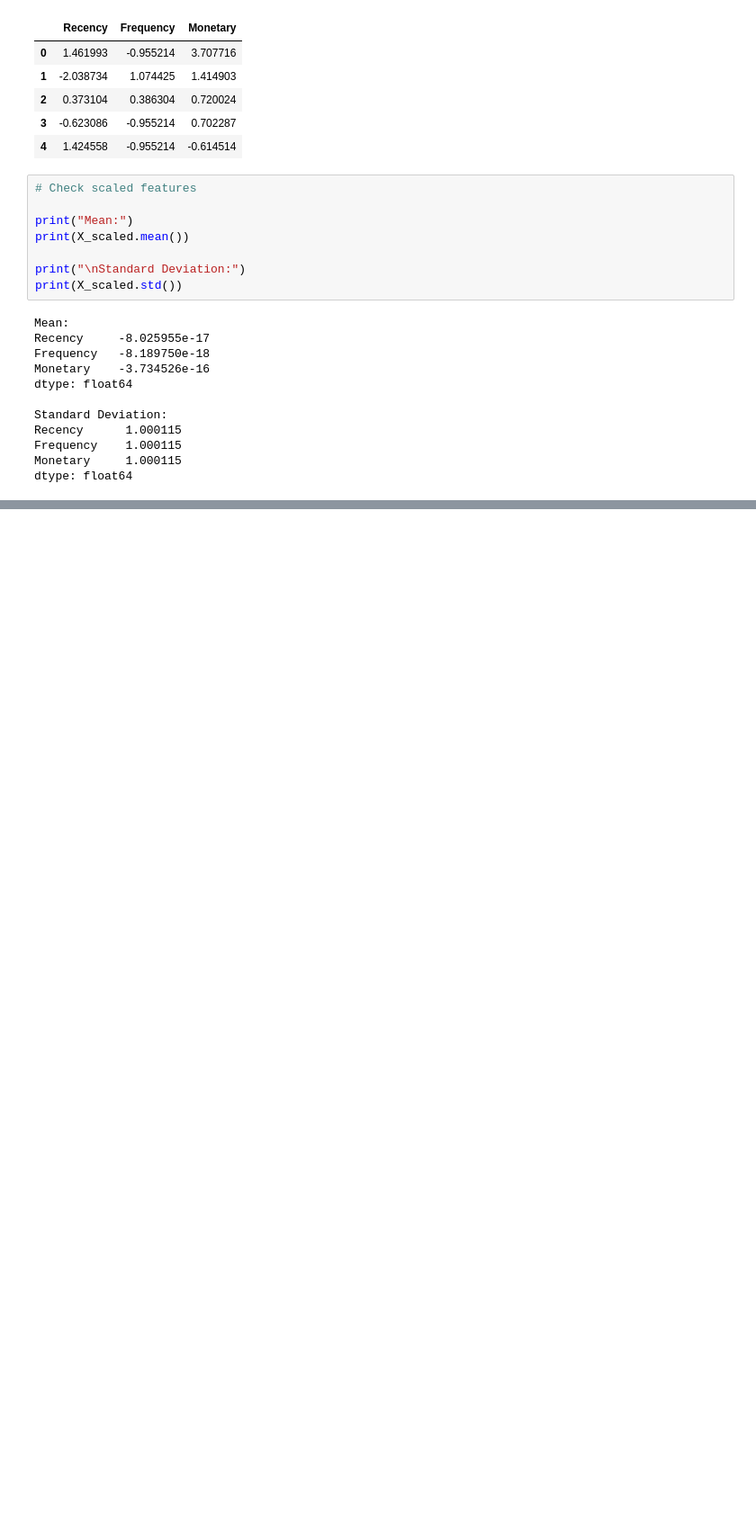
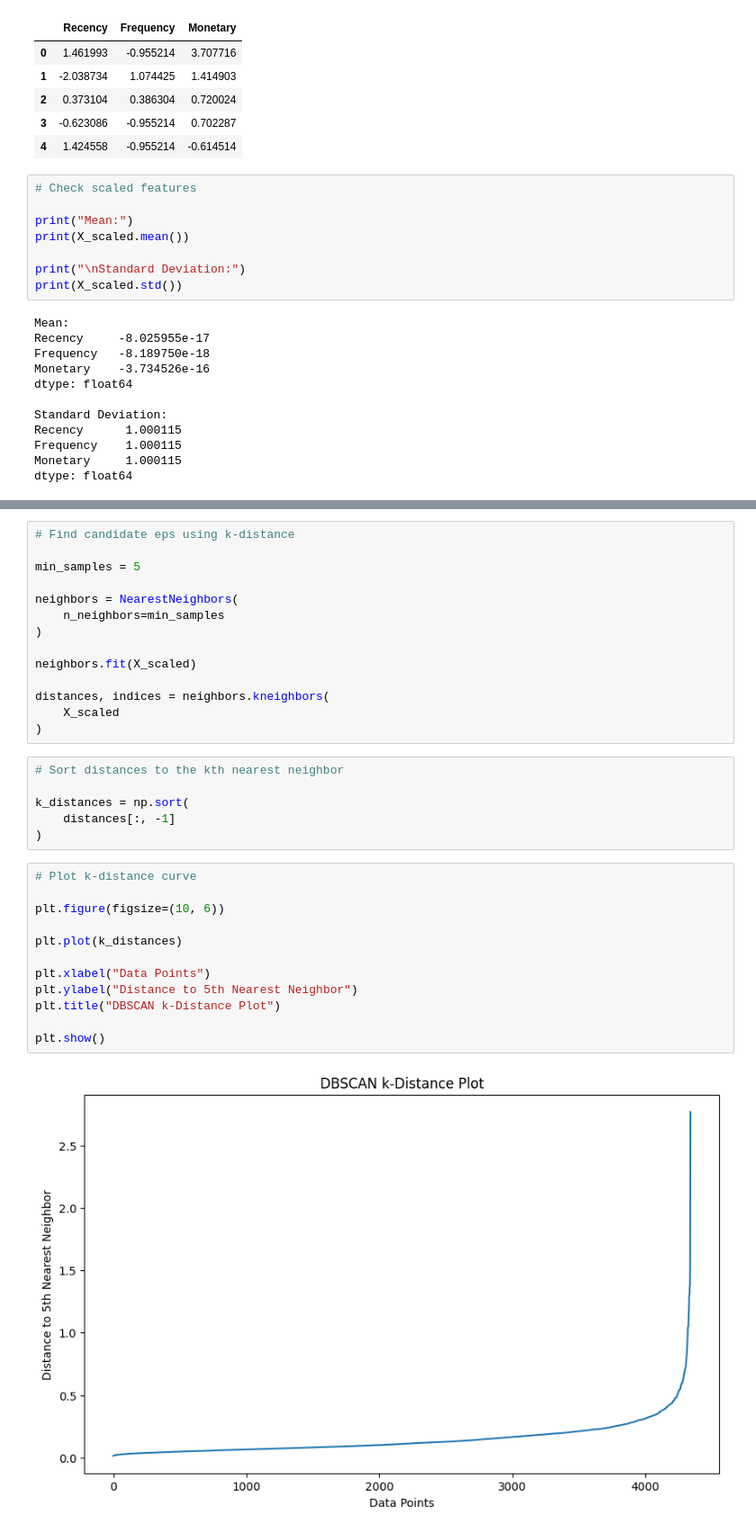
Before and after one commit to greeshavaishnavi09/E-Commerce_Customer_Segmentation, a Jupyter notebook: research/dbscan.ipynb, the cells around one changed output, grey strips where cells are left out. Shown at 90% size. Saved outputs shown, nothing was run; the diff lists cells and outputs as text; blank space fills up the shorter version.

Commit message:
Dbscan baseline model implemented

```diff
--- a/research/dbscan.ipynb
+++ b/research/dbscan.ipynb
@@ -140,0 +280,34 @@ dtype: float64
+# %%
+# Find candidate eps using k-distance
+
+min_samples = 5
+
+neighbors = NearestNeighbors(
+    n_neighbors=min_samples
+)
+
+neighbors.fit(X_scaled)
+
+distances, indices = neighbors.kneighbors(
+    X_scaled
+)
+# %%
+# Sort distances to the kth nearest neighbor
+
+k_distances = np.sort(
+    distances[:, -1]
+)
+# %%
+# Plot k-distance curve
+
+plt.figure(figsize=(10, 6))
+
+plt.plot(k_distances)
+
+plt.xlabel("Data Points")
+plt.ylabel("Distance to 5th Nearest Neighbor")
+plt.title("DBSCAN k-Distance Plot")
+
+plt.show()
+# %% [output]
+[figure, added]
```
Also changed, not shown: parts of 8 cells of this notebook.
